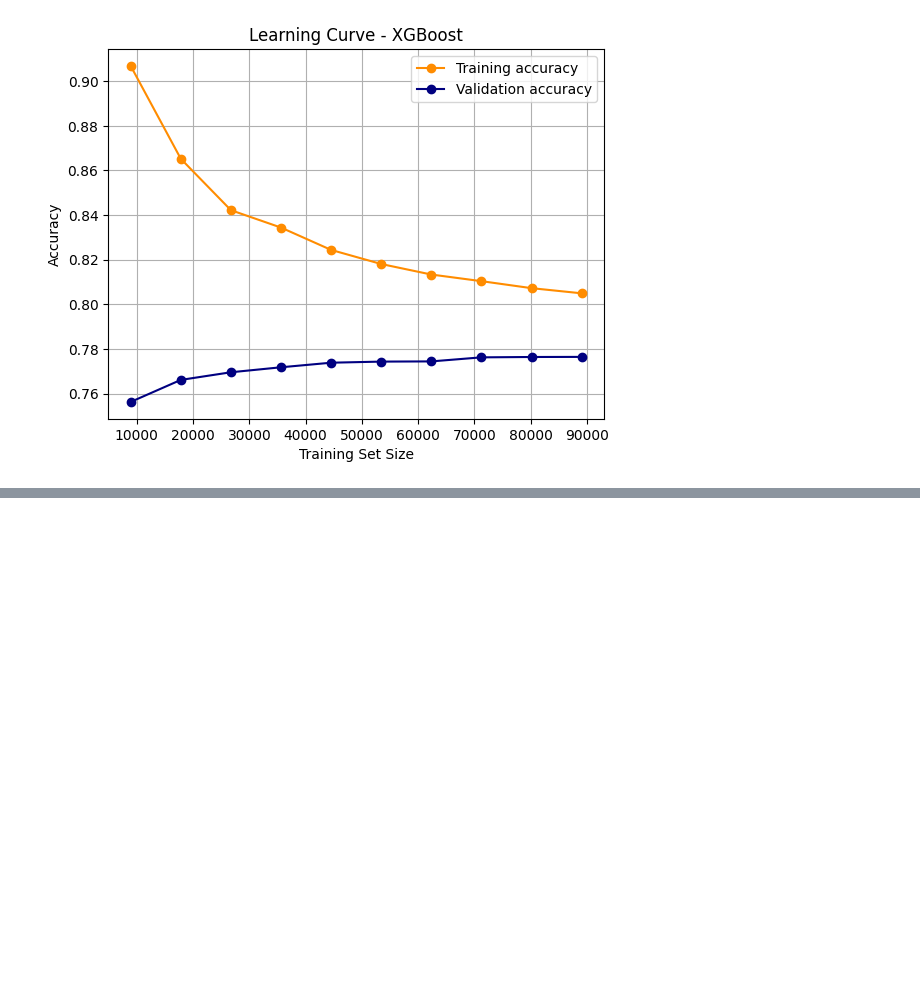
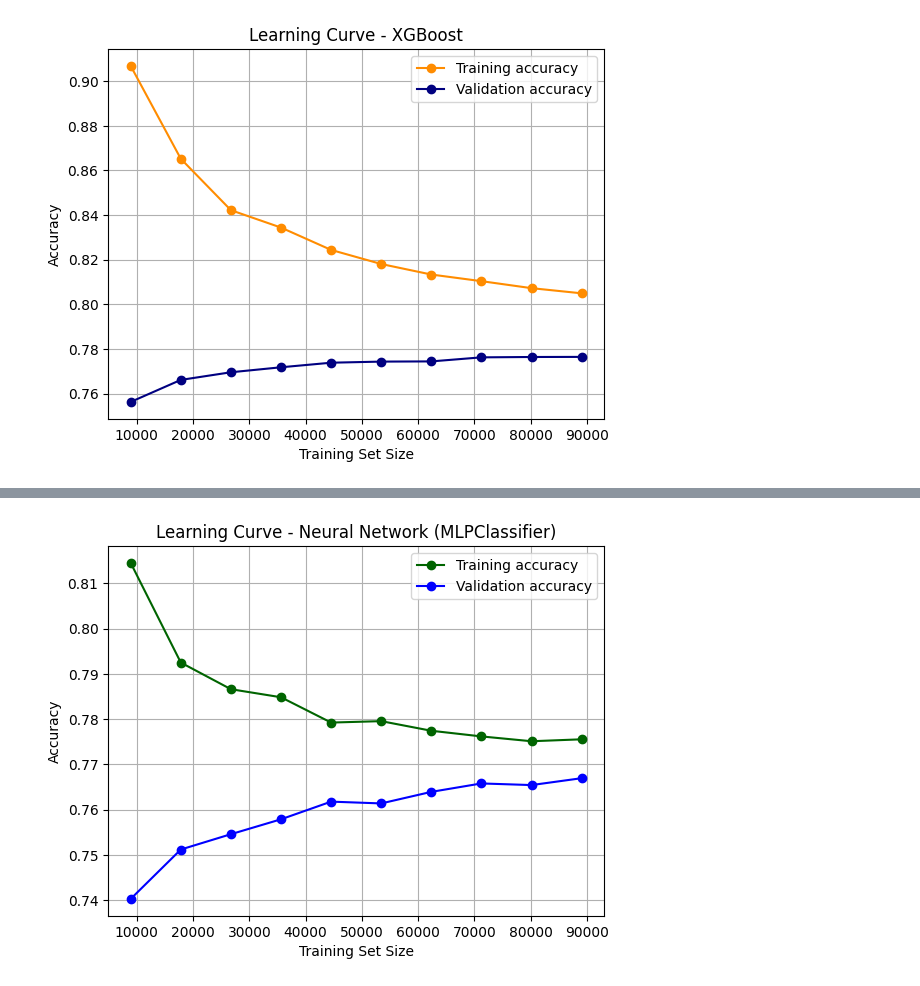
Before and after one commit to xavi-silva/feup-ia2, a Jupyter notebook: ia2.ipynb, the cells around one changed output, grey strips where cells are left out. Saved outputs shown, nothing was run; the diff lists cells and outputs as text; code cells hidden in the pictures; blank space fills up the shorter version.

```diff
--- a/ia2.ipynb
+++ b/ia2.ipynb
@@ -559,0 +672,20 @@ plt.show()
+# %%
+train_sizes, train_scores, val_scores = learning_curve(
+    mlp_best, train_inputs, train_labels, cv=5, scoring='accuracy', n_jobs=-1,
+    train_sizes=np.linspace(0.1, 1.0, 10)
+)
+
+train_scores_mean = np.mean(train_scores, axis=1)
+val_scores_mean = np.mean(val_scores, axis=1)
+
+plt.figure()
+plt.plot(train_sizes, train_scores_mean, 'o-', color='darkgreen', label='Training accuracy')
+plt.plot(train_sizes, val_scores_mean, 'o-', color='blue', label='Validation accuracy')
+plt.xlabel('Training Set Size')
+plt.ylabel('Accuracy')
+plt.title('Learning Curve - Neural Network (MLPClassifier)')
+plt.legend(loc='best')
+plt.grid()
+plt.show()
+# %% [output]
+[figure, added]
```
Also changed, not shown: parts of 6 cells of this notebook, 2 other files.
